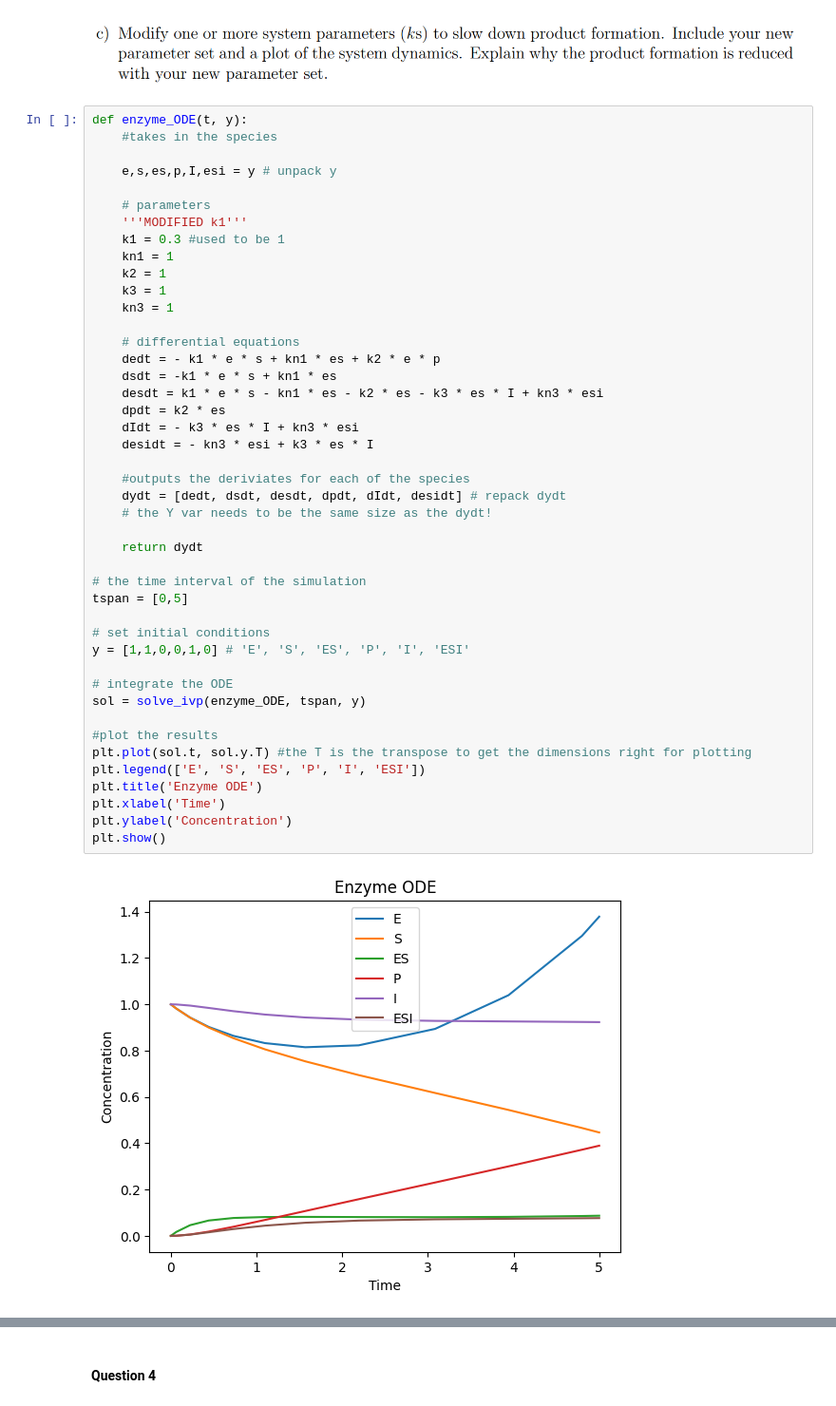
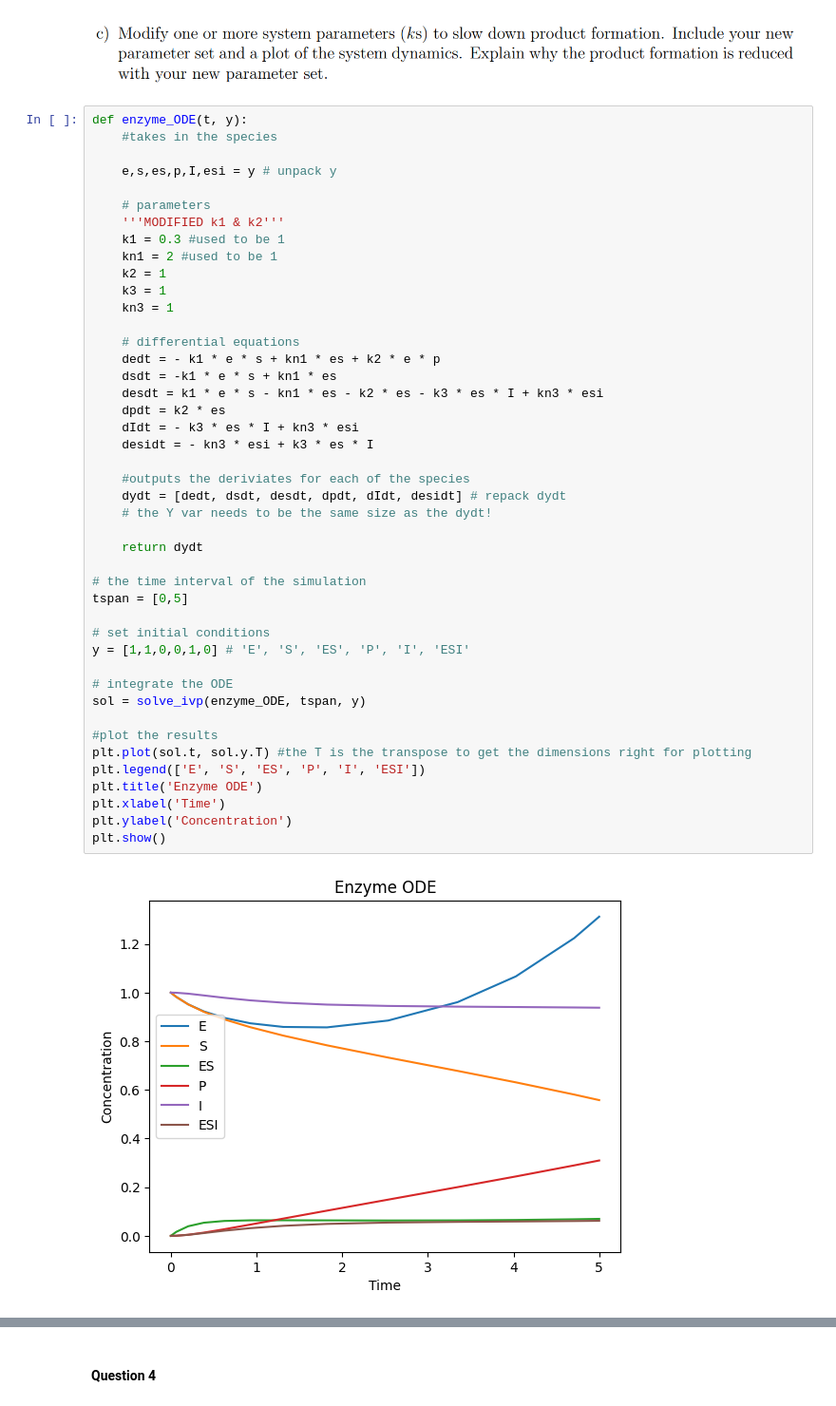
Before and after one commit to TC-Wheel/modeling_biological_systems, a Jupyter notebook: home_work/midterm.ipynb, the cells around one changed output, grey strips where cells are left out. Shown at 95% size. Cells and saved outputs as stored; diff of their text form.

```diff
--- a/home_work/midterm.ipynb
+++ b/home_work/midterm.ipynb
@@ -139,9 +139,9 @@ def enzyme_ODE(t, y):
     e,s,es,p,I,esi = y # unpack y
 
     # parameters
-    '''MODIFIED k1'''
+    '''MODIFIED k1 & k2'''
     k1 = 0.3 #used to be 1
-    kn1 = 1
+    kn1 = 2 #used to be 1
     k2 = 1
     k3 = 1
     kn3 = 1
@@ -150,34 +150,34 @@ def enzyme_ODE(t, y):
     dedt = - k1 * e * s + kn1 * es + k2 * e * p
     dsdt = -k1 * e * s + kn1 * es
     desdt = k1 * e * s - kn1 * es - k2 * es - k3 * es * I + kn3 * esi
     dpdt = k2 * es
     dIdt = - k3 * es * I + kn3 * esi
     desidt = - kn3 * esi + k3 * es * I
 
     #outputs the deriviates for each of the species
     dydt = [dedt, dsdt, desdt, dpdt, dIdt, desidt] # repack dydt
     # the Y var needs to be the same size as the dydt!
 
     return dydt
 
 # the time interval of the simulation
 tspan = [0,5]
 
 # set initial conditions
 y = [1,1,0,0,1,0] # 'E', 'S', 'ES', 'P', 'I', 'ESI'
 
 # integrate the ODE
 sol = solve_ivp(enzyme_ODE, tspan, y)
 
 #plot the results
 plt.plot(sol.t, sol.y.T) #the T is the transpose to get the dimensions right for plotting
 plt.legend(['E', 'S', 'ES', 'P', 'I', 'ESI'])
 plt.title('Enzyme ODE')
 plt.xlabel('Time')
 plt.ylabel('Concentration')
 plt.show()
 # %% [output]
-[figure, old version]
+[figure, new version]
 # %% [markdown]
 Why is it reduced?
 The rate at which the product is produced depends on the rate (k1) of the formation of the enzyme substrate complex (ES).
```
Also changed, not shown: parts of 1 cell of this notebook.
